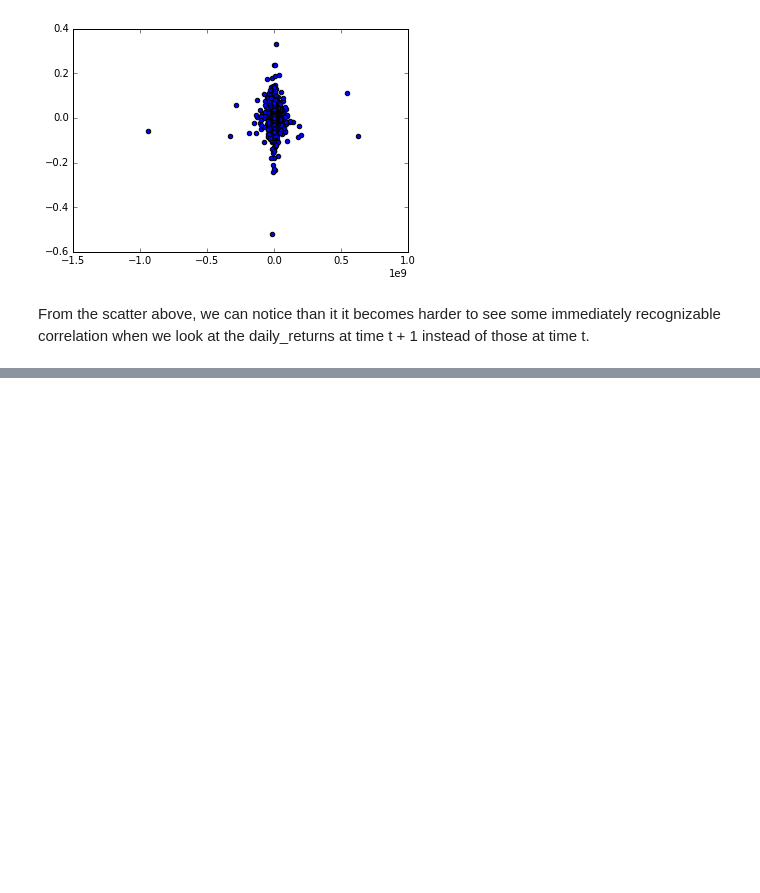
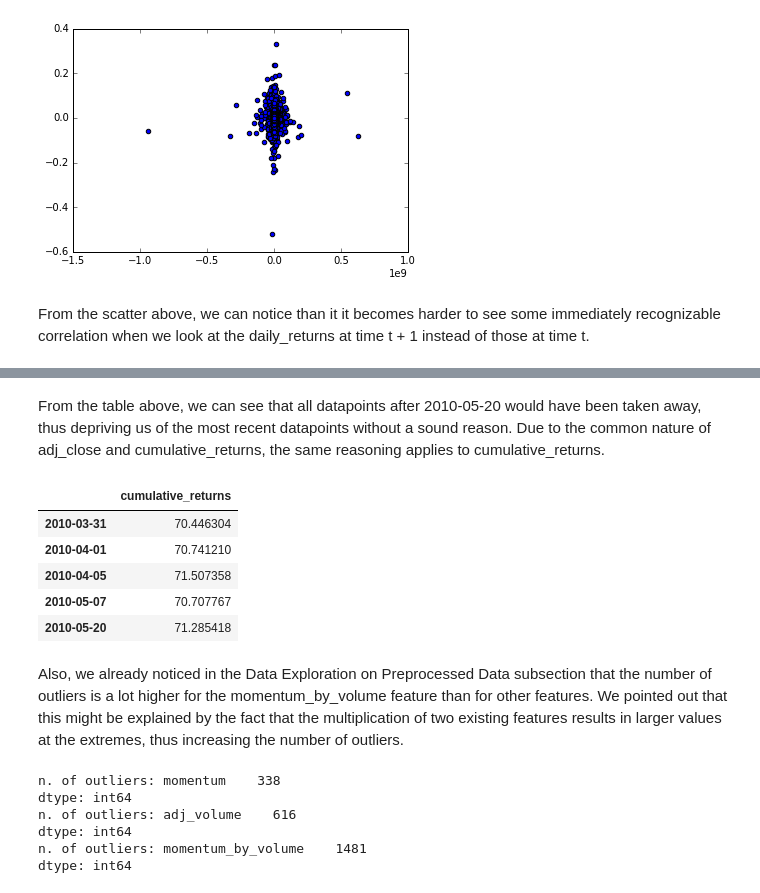
Before and after one commit to DannyZuko/machine-learning, a Jupyter notebook: projects/capstone/report.ipynb, the cells around one changed output, grey strips where cells are left out. Cells and saved outputs as stored; diff of their text form; code cells hidden in the pictures; blank space fills up the shorter version.

```diff
--- a/projects/capstone/report.ipynb
+++ b/projects/capstone/report.ipynb
@@ -648,0 +693,29 @@ From the scatter above, we can notice than it it becomes harder to see some imme
+# %% [markdown]
+From the table above, we can see that all datapoints after 2010-05-20 would have been taken away, thus depriving us of the most recent datapoints without a sound reason. Due to the common nature of adj_close and cumulative_returns, the same reasoning applies to cumulative_returns.
+# %%
+# show last datapoints in dataset if outliers are taken away based on cumulative_returns
+display(remove_outliers(data[['cumulative_returns']]).tail())
+# %% [output]
+|  | cumulative_returns |
+| 2010-03-31 | 70.446304 |
+| 2010-04-01 | 70.741210 |
+| 2010-04-05 | 71.507358 |
+| 2010-05-07 | 70.707767 |
+| 2010-05-20 | 71.285418 |
+# %% [markdown]
+Also, we already noticed in the Data Exploration on Preprocessed Data subsection that the number of outliers is a lot higher for the momentum_by_volume feature than for other features. We pointed out that this might be explained by the fact that the multiplication of two existing features results in larger values at the extremes, thus increasing the number of outliers.
+# %%
+# show number of outliers per feature by subtracting number of outliers from number of observations
+print "n. of outliers: {}".format(data[['momentum']].count() -
+                                  remove_outliers(data[['momentum']]).count())
+print "n. of outliers: {}".format(data[['adj_volume']].count() -
+                                  remove_outliers(data[['adj_volume']]).count())
+print "n. of outliers: {}".format(data[['momentum_by_volume']].count() -
+                                  remove_outliers(data[['momentum_by_volume']]).count())
+# %% [output]
+n. of outliers: momentum    338
+dtype: int64
+n. of outliers: adj_volume    616
+dtype: int64
+n. of outliers: momentum_by_volume    1481
+dtype: int64
```
Also changed, not shown: parts of 13 cells of this notebook, 1 other file.
